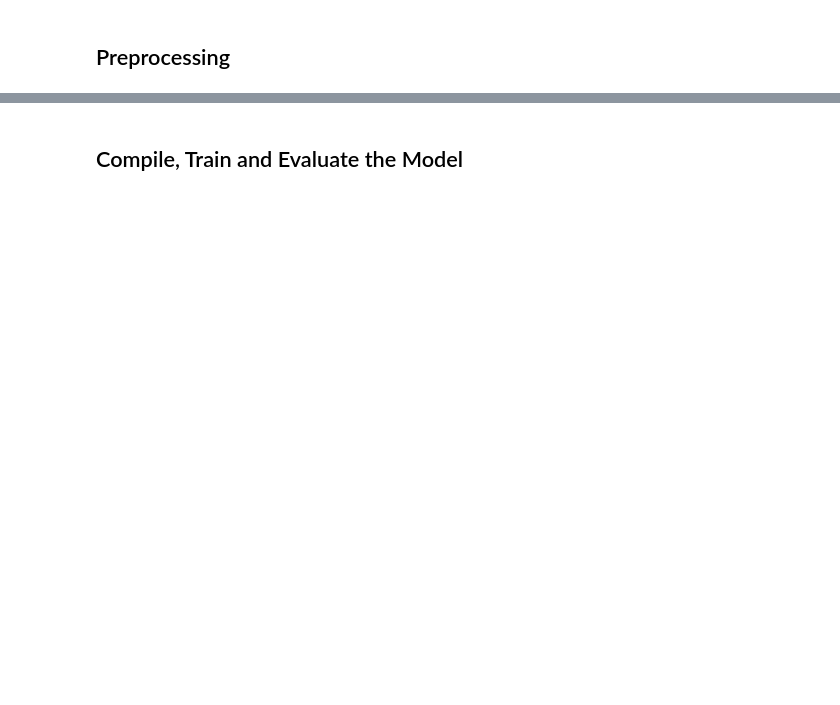
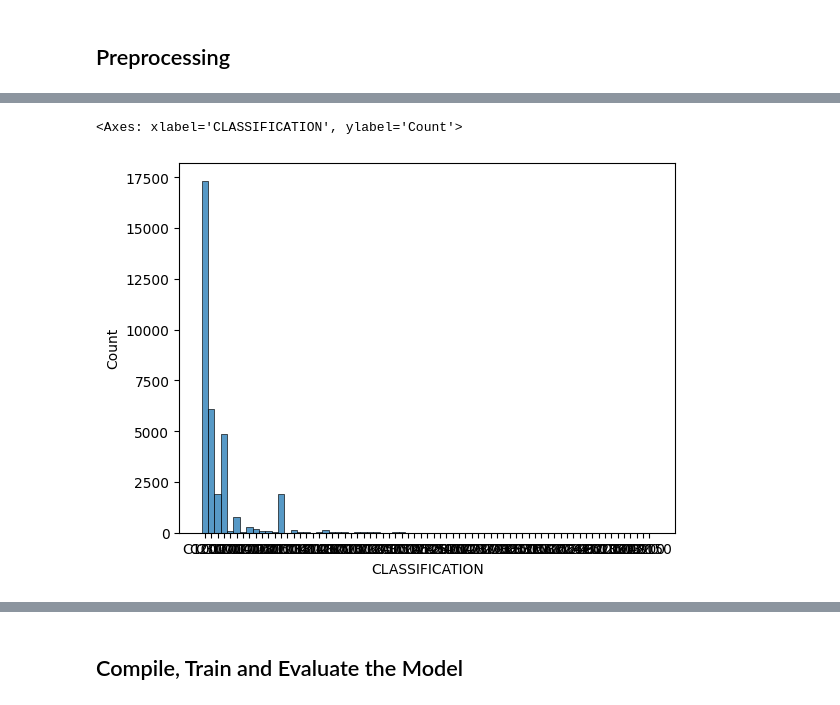
Before and after one commit to NguyenThiKimKhue/deep-learning-challenge, a Jupyter notebook: Charity_byKimNguyen.ipynb, the cells around one changed output, grey strips where cells are left out. Saved outputs shown, nothing was run; the diff lists cells and outputs as text; code cells hidden in the pictures; blank space fills up the shorter version.

```diff
--- a/Charity_byKimNguyen.ipynb
+++ b/Charity_byKimNguyen.ipynb
@@ -88,0 +141,9 @@ Name: CLASSIFICATION, dtype: int64
+# %%
+# Let's try Hist plot with Seaborn for a better look
+import seaborn as sns
+sns.histplot(data=application_df, x='CLASSIFICATION')
+
+# note: you can see after we bin, it still skews heavily towards the C10,000. It's problematic
+# %% [output]
+<Axes: xlabel='CLASSIFICATION', ylabel='Count'>
+[figure, added]
```
Also changed, not shown: parts of 34 cells of this notebook.
